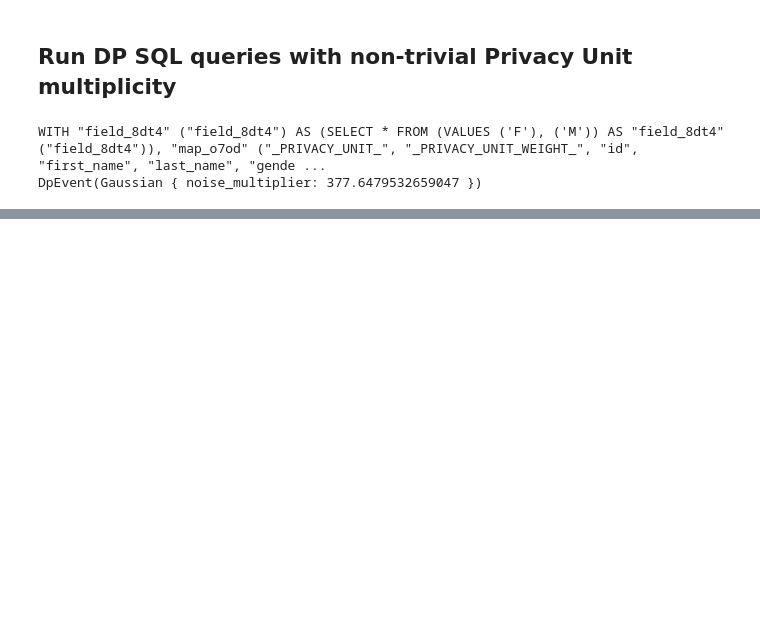
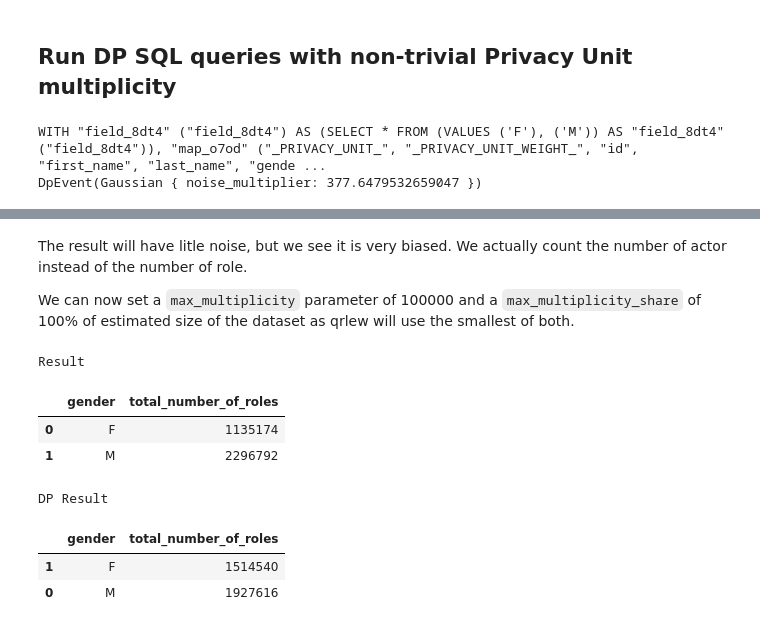
Before and after one commit to Qrlew/docs, a Jupyter notebook: tutorials/user_guide.ipynb, the cells around one changed output, grey strips where cells are left out. Drawn from its saved outputs; the diff is of its cells as text; code cells hidden in the pictures; blank space fills up the shorter version.

```diff
--- a/tutorials/user_guide.ipynb
+++ b/tutorials/user_guide.ipynb
@@ -200,0 +230,33 @@ DP Result
+# %% [markdown]
+The result will have litle noise, but we see it is very biased.
+We actually count the number of actor instead of the number of role.
+
+We can now set a `max_multiplicity` parameter of 100000 and a `max_multiplicity_share` of 100% of estimated size of the dataset as qrlew will use the smallest of both.
+# %%
+# The relation is turned into a DP equivalent
+relation_with_dp_event = relation.rewrite_with_differential_privacy(
+    dataset,
+    privacy_unit,
+    budget,
+    max_multiplicity=100000,
+    max_multiplicity_share=1.,
+)
+# Rewritten relation
+dp_relation = relation_with_dp_event.relation()
+dp_query = dp_relation.to_query()
+dp_res = pd.read_sql(dp_query, database.engine())
+
+print('Result')
+display(true_res.sort_values('gender'))
+
+print('DP Result')
+display(dp_res.sort_values('gender'))
+# %% [output]
+Result
+|  | gender | total_number_of_roles |
+| 0 | F | 1135174 |
+| 1 | M | 2296792 |
+DP Result
+|  | gender | total_number_of_roles |
+| 1 | F | 1514540 |
+| 0 | M | 1927616 |
```
Also changed, not shown: parts of 14 cells of this notebook.
